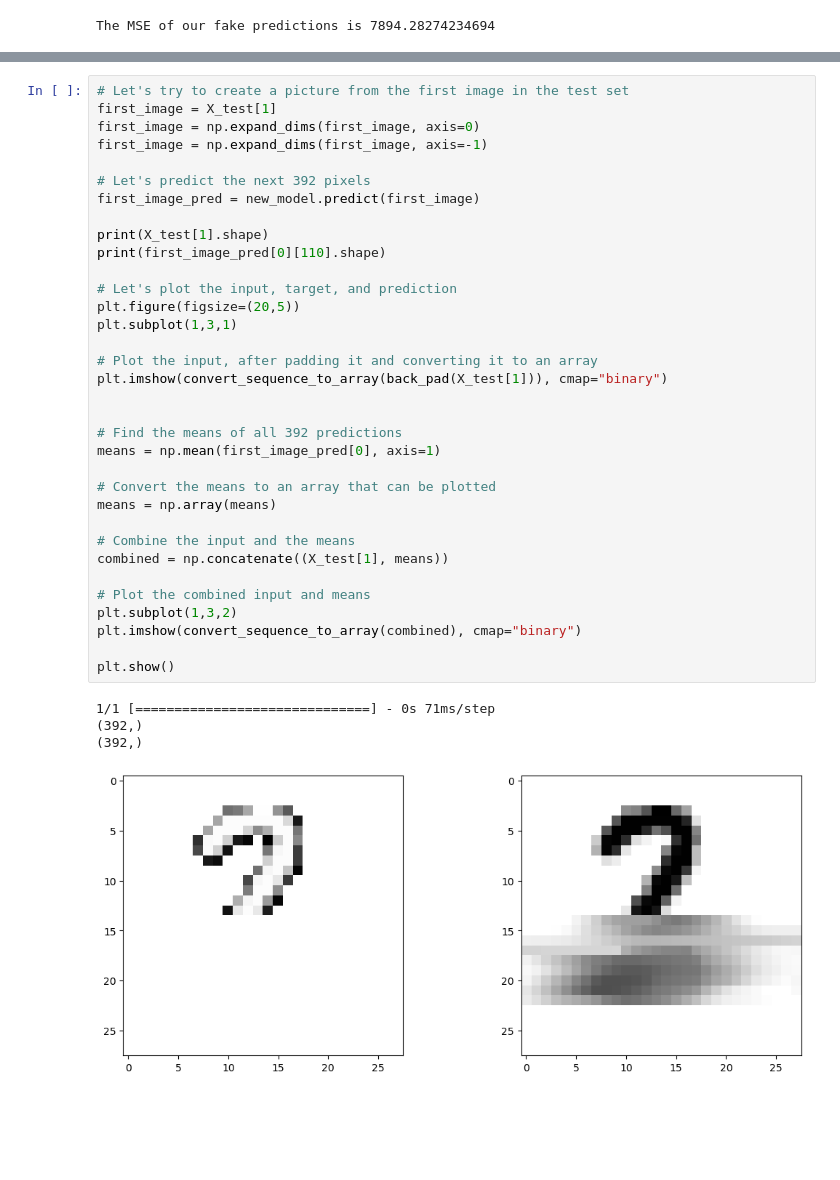
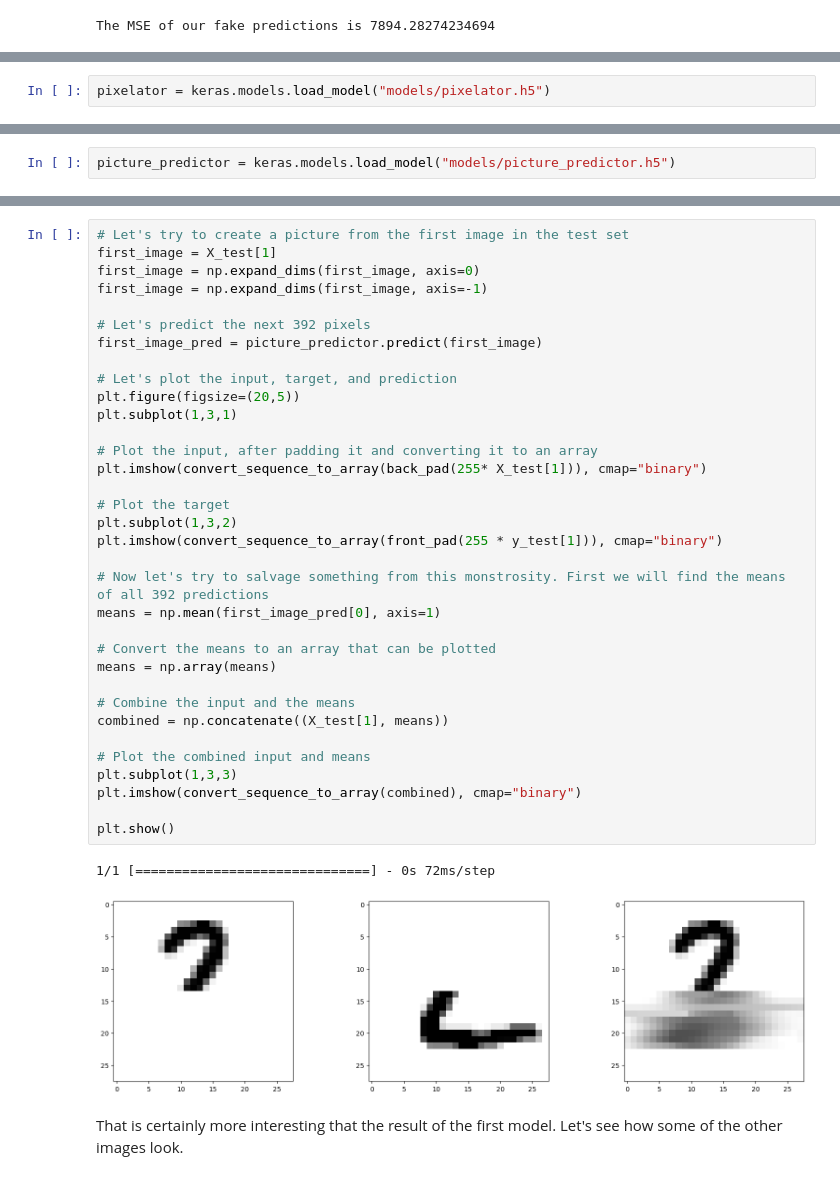
Before and after one commit to patrickSeegmiller/MADNIST, a Jupyter notebook: bad_art.ipynb, the cells around one changed output, grey strips where cells are left out. Drawn from its saved outputs; the diff is of its cells as text; blank space fills up the shorter version.

Commit message:
Some model updates

```diff
--- a/bad_art.ipynb
+++ b/bad_art.ipynb
@@ -276,0 +261,2 @@ def convert_sequence_to_array(sequence: list[float]) -> np.ndarray:
+# %%
+pixelator = keras.models.load_model("models/pixelator.h5")
@@ -276,0 +362,2 @@ def convert_sequence_to_array(sequence: list[float]) -> np.ndarray:
+# %%
+picture_predictor = keras.models.load_model("models/picture_predictor.h5")
@@ -277,42 +394,42 @@ def convert_sequence_to_array(sequence: list[float]) -> np.ndarray:
 # %%
 # Let's try to create a picture from the first image in the test set
 first_image = X_test[1]
 first_image = np.expand_dims(first_image, axis=0)
 first_image = np.expand_dims(first_image, axis=-1)
 
 # Let's predict the next 392 pixels
-first_image_pred = new_model.predict(first_image)
-
-print(X_test[1].shape)
-print(first_image_pred[0][110].shape)
+first_image_pred = picture_predictor.predict(first_image)
 
 # Let's plot the input, target, and prediction
 plt.figure(figsize=(20,5))
 plt.subplot(1,3,1)
 
 # Plot the input, after padding it and converting it to an array
-plt.imshow(convert_sequence_to_array(back_pad(X_test[1])), cmap="binary")
+plt.imshow(convert_sequence_to_array(back_pad(255* X_test[1])), cmap="binary")
 
+# Plot the target
+plt.subplot(1,3,2)
+plt.imshow(convert_sequence_to_array(front_pad(255 * y_test[1])), cmap="binary")
 
-# Find the means of all 392 predictions
+# Now let's try to salvage something from this monstrosity. First we will find the means of all 392 predictions
 means = np.mean(first_image_pred[0], axis=1)
 
 # Convert the means to an array that can be plotted
 means = np.array(means)
 
 # Combine the input and the means
 combined = np.concatenate((X_test[1], means))
 
 # Plot the combined input and means
-plt.subplot(1,3,2)
+plt.subplot(1,3,3)
 plt.imshow(convert_sequence_to_array(combined), cmap="binary")
 
 plt.show()
 # %% [output]
-1/1 [==============================] - 0s 71ms/step
-(392,)
-(392,)
+1/1 [==============================] - 0s 72ms/step
-[figure, old version]
+[figure, new version]
+# %% [markdown]
+That is certainly more interesting that the result of the first model. Let's see how some of the other images look.
 # %%
 # Let's repeat the process for the first 100 images in the test set, and plot the results in a 5x20 grid
 fig = plt.figure(figsize=(20, 5))
```
Also changed, not shown: parts of 29 cells of this notebook, 3 other files.
